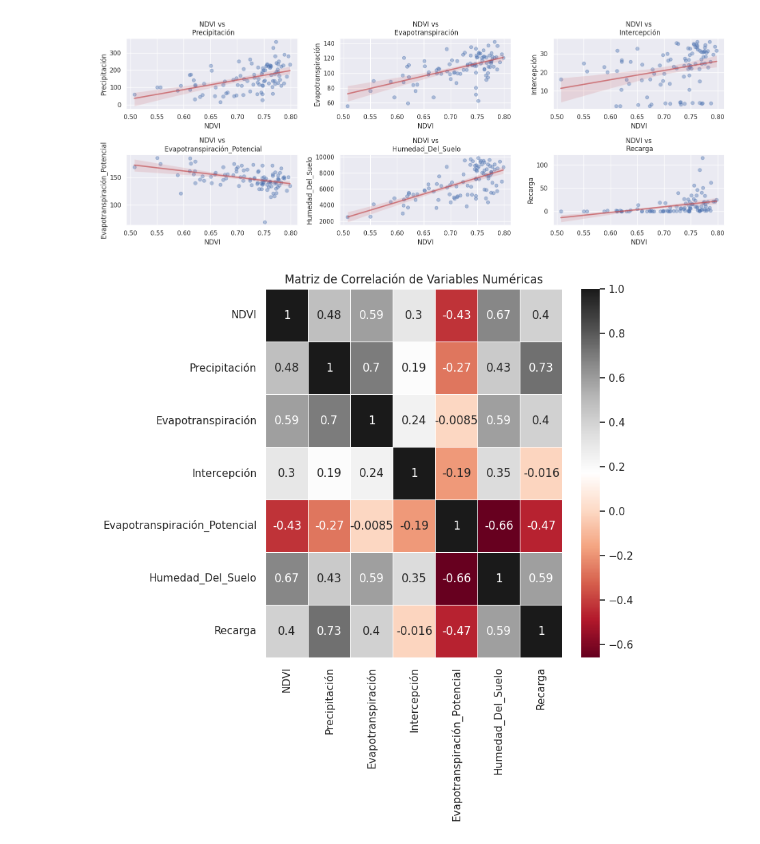
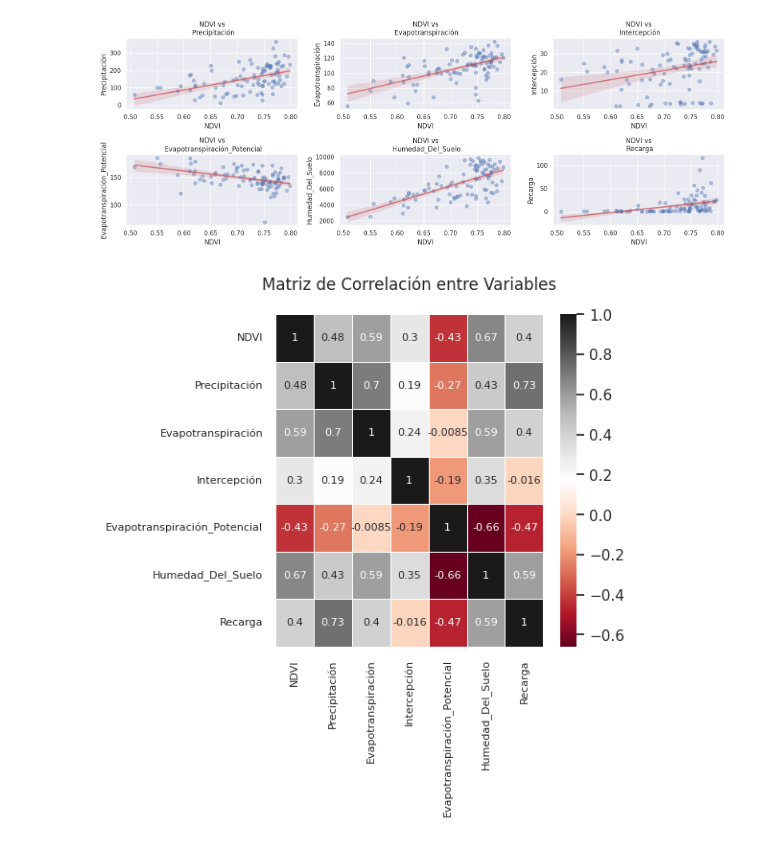
Before and after one commit to emarevalog/Data_Science_Forecast_NDVI_Project, a Jupyter notebook: Exploración_estadística.ipynb, the cells around one changed output. Cells and saved outputs as stored; diff of their text form; code cells hidden in the pictures.

```diff
--- a/Exploración_estadística.ipynb
+++ b/Exploración_estadística.ipynb
@@ -183,29 +164,23 @@ plt.show()
 # %% [output]
 [figure]
 # %%
-import seaborn as sns
-import matplotlib.pyplot as plt
-
-# Selecciona las variables numéricas para la matriz de correlación
-variables_numericas = ['NDVI', 'Precipitación', 'Evapotranspiración', 'Intercepción',
-                       'Evapotranspiración_Potencial', 'Humedad_Del_Suelo', 'Recarga']
-
-# Crea una subconjunto del DataFrame con las variables numéricas
-df_numeric = df[variables_numericas]
+# Crea un subconjunto del DataFrame con las variables
+df_numeric = df[variables]
 
 # Calcula la matriz de correlación
 matriz_correlacion = df_numeric.corr()
 
-# Configura el tamaño de la figura
-plt.figure(figsize=(7, 7))
+plt.figure(figsize=(4.5, 4.5))
 
 # Crea un mapa de calor de la matriz de correlación
-sns.heatmap(matriz_correlacion, annot=True, cmap='RdGy', linewidths=0.7)
+sns.heatmap(matriz_correlacion, annot=True, cmap='RdGy', linewidths=0.7,
+            annot_kws={"size": 8})
 
-# Configura el título
-plt.title('Matriz de Correlación de Variables Numéricas')
+plt.xticks(fontsize=8)
+plt.yticks(fontsize=8)
 
-# Muestra el diagrama de correlación
+plt.title('Matriz de Correlación entre Variables',y=1.05)
+
 plt.show()
 # %% [output]
-[figure, old version]
+[figure, new version]
```
Also changed, not shown: parts of 6 cells of this notebook.
